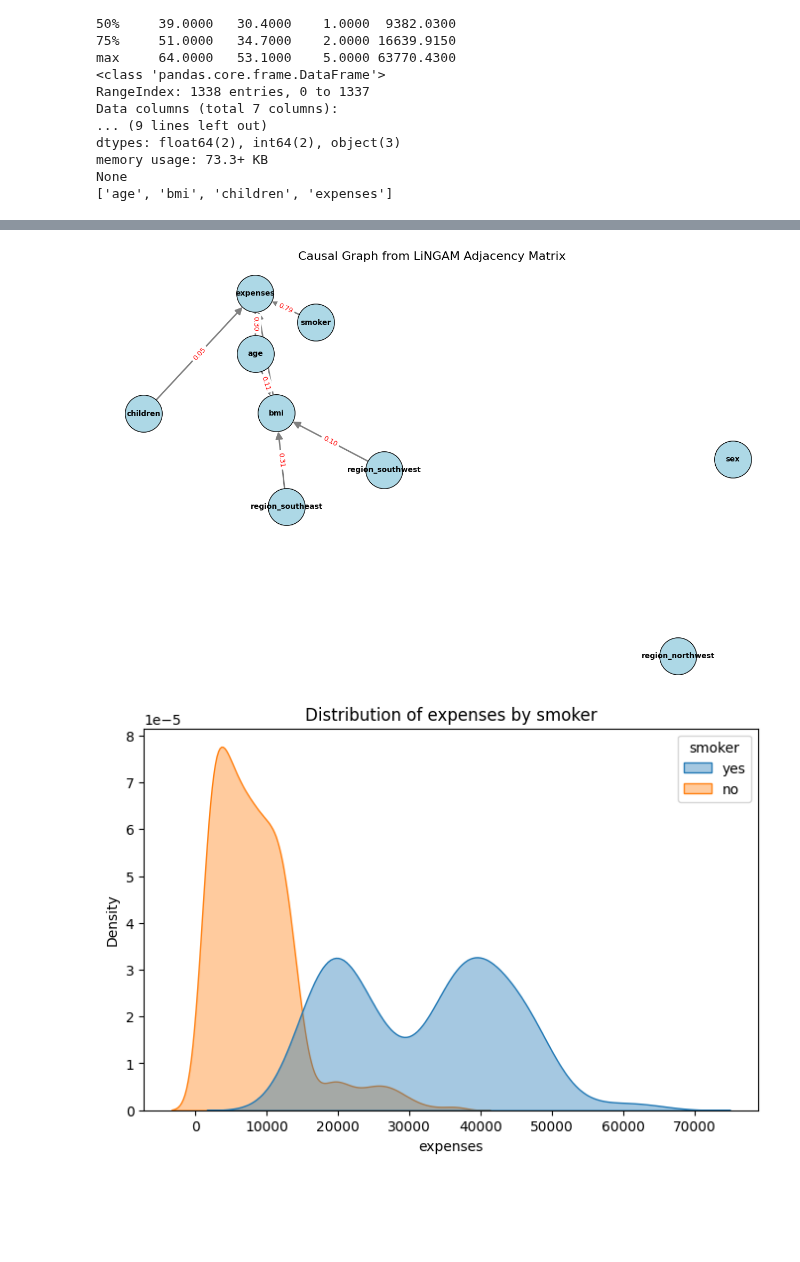
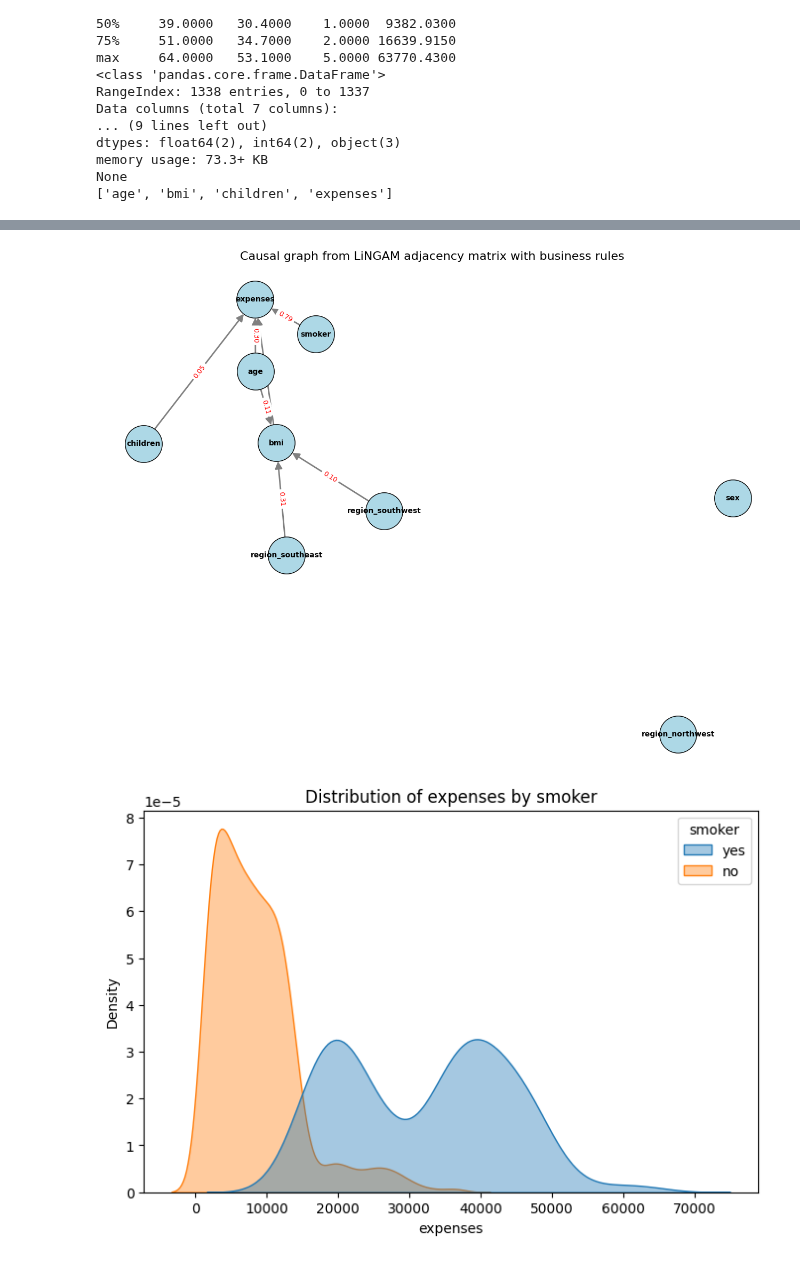
Before and after one commit to Navita-Singh/Responsible-AI, a Jupyter notebook: causal_discovery_EconML_cate/Causality_discovery_and_econml_(causal_effect_estimation).ipynb, the cells around one changed output, grey strips where cells are left out. Drawn from its saved outputs; the diff is of its cells as text; code cells hidden in the pictures; blank space fills up the shorter version.

Commit message:
Update Causality_discovery_and_econml_(causal_effect_estimation).ipynb
Update add_business_rules parameter

```diff
--- a/causal_discovery_EconML_cate/Causality_discovery_and_econml_(causal_effect_estimation).ipynb
+++ b/causal_discovery_EconML_cate/Causality_discovery_and_econml_(causal_effect_estimation).ipynb
@@ -60,6 +60,7 @@ None
 
 df = data_df.copy()
 target_var = "expenses"
+add_business_rules = True # Add rules for removing hypotheses which seem implausible, for example smoker->sex/gender
 
 ############################################################################################################################################
 # Data pre-processing
@@ -75,7 +76,7 @@ col_names = df.columns.tolist()
 plt.figure(figsize=(8,8))
 cols_not_target = [col for col in df.columns if col != target_var]
 
-sns.heatmap(df[[target_var]+cols_not_target].corr(), annot=True, cmap='coolwarm', fmt=".2f")
+sns.heatmap(df[cols_not_target+[target_var]].corr(), annot=True, cmap='coolwarm', fmt=".2f")
 plt.title('Correlation Matrix')
 plt.show()
 
@@ -94,9 +95,12 @@ pk = np.full((len(col_names), len(col_names)), -1)
 idx = {name: i for i, name in enumerate(col_names)}
 
 # RULE 1: Nothing can cause Age, Sex, or Region (they are exogenous)
-for target in ['age', 'sex', 'region_southwest', 'region_southeast', 'region_northwest', 'region_northeast']:
-    if target in idx:
-        pk[idx[target], :] = 0  # Set the entire row to 0 (nothing points TO these)
+if add_business_rules:
+  for target in ['age', 'sex', 'region_southwest', 'region_southeast', 'region_northwest', 'region_northeast']:
+      if target in idx:
+          pk[idx[target], :] = 0  # Set the entire row to 0 (nothing points TO these)
+
+
 
 # RULE 2: Expenses cannot cause anything (it is the target feature)
 if target_var in idx:
@@ -227,36 +231,39 @@ except:
     pos = nx.spring_layout(G, seed=42)
 
 # 4.Draw nodes
-plt.figure(figsize=(16, 10))
+plt.figure(figsize=(16, 12))
 nx.draw_networkx_nodes(G, pos, node_size=2500, node_color="lightblue", edgecolors="black")
 
 # 5.Draw edges
 # nx.draw_networkx_edges(G, pos, arrowsize=20, edge_color="gray", width=2)
 # Draw edges with arrows (Fixed)
 nx.draw_networkx_edges(
     G,
     pos,
     arrowstyle="-|>",
     arrowsize=20,
     edge_color="gray",
     width=2,
     # This tells NetworkX where to stop the arrow so it's not hidden
     node_size=2500,
     # Optional: adds a small gap between the arrow tip and the node
     min_target_margin=20
 )
 
 # 6.Draw node labels
 nx.draw_networkx_labels(G, pos, font_size=10, font_weight="bold")
 
 # 7.Draw edge labels
 nx.draw_networkx_edge_labels(G, pos, edge_labels=edge_labels, font_color="red", font_size=9)
 
-plt.title("Causal Graph from LiNGAM Adjacency Matrix", fontsize=16)
+if add_business_rules:
+    plt.title("Causal graph from LiNGAM adjacency matrix with business rules", fontsize=16)
+else:
+  plt.title("Causal graph from LiNGAM adjacency matrix with no business rules", fontsize=16)
 plt.axis("off")
 plt.show()
 # %% [output]
-[figure, old version]
+[figure, new version]
 # %%
 ############################################################################################################################################
 # Draw the Kernel density estimate (KDE) plot to check the distribution of a causal feature vs target. Helps in sanity check for
```
Also changed, not shown: parts of 1 cell of this notebook.
